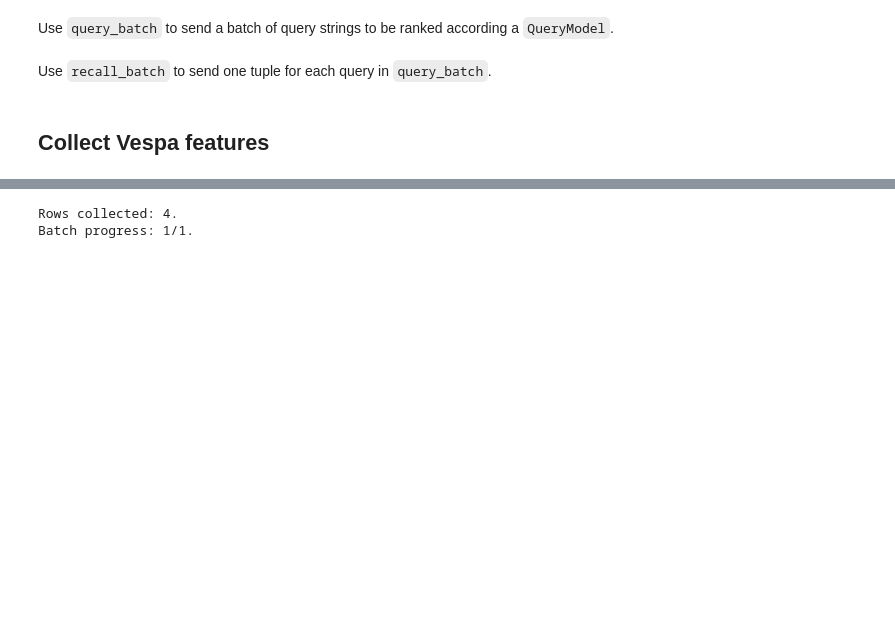
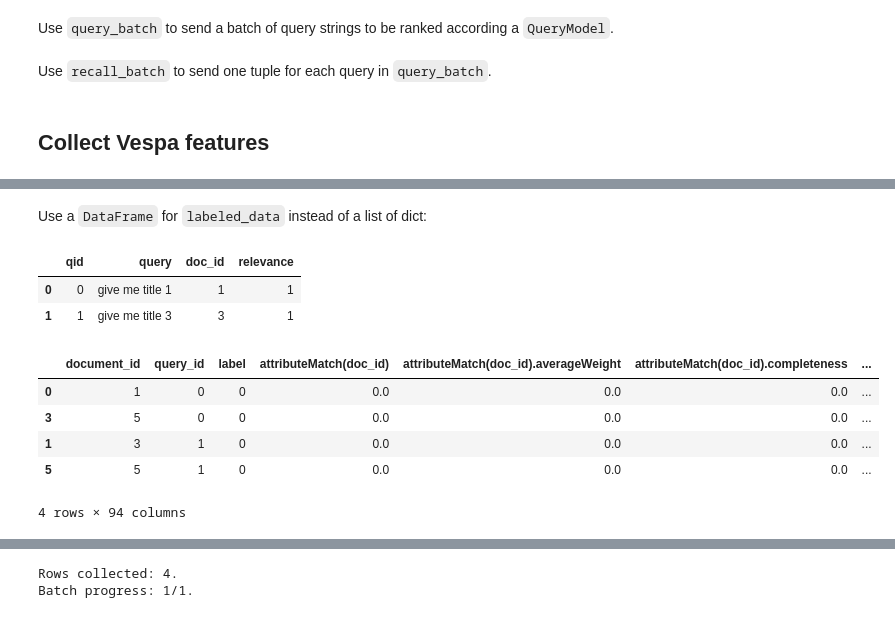
Before and after one commit to vespa-engine/learntorank-DEPRECATED, a Jupyter notebook: 003_module_query.ipynb, the cells around one changed output, grey strips where cells are left out. Saved outputs shown, nothing was run; the diff lists cells and outputs as text; code cells hidden in the pictures; blank space fills up the shorter version.

```diff
--- a/003_module_query.ipynb
+++ b/003_module_query.ipynb
@@ -1117,3 +1201,45 @@ rank_features = collect_vespa_features(
 )
 test_eq(rank_features.shape[0] > 2, True)
 test_eq(rank_features.shape[1] > 3, True)
+# %% [markdown]
+Use a `DataFrame` for `labeled_data` instead of a list of dict:
+# %%
+labeled_data = [
+    {
+        "qid": 0,
+        "query": "give me title 1",
+        "doc_id": 1,
+        "relevance": 1
+    },
+    {
+        "qid": 1,
+        "query": "give me title 3",
+        "doc_id": 3,
+        "relevance": 1
+    },
+]
+labeled_data_df = DataFrame.from_records(labeled_data)
+labeled_data_df
+# %% [output]
+|  | qid | query | doc_id | relevance |
+| 0 | 0 | give me title 1 | 1 | 1 |
+| 1 | 1 | give me title 3 | 3 | 1 |
+# %%
+rank_features = collect_vespa_features(
+    app=app,
+    labeled_data=labeled_data_df,
+    id_field="doc_id",
+    query_model=QueryModel(
+        match_phase=OR(), ranking=Ranking(name="bm25", list_features=True)
+    ),
+    number_additional_docs=2,
+    fields=["rankfeatures"],
+)
+rank_features
+# %% [output]
+|  | document_id | query_id | label | attributeMatch(doc_id) | attributeMatch(doc_id).averageWeight | attributeMatch(doc_id).completeness | ... |
+| 0 | 1 | 0 | 0 | 0.0 | 0.0 | 0.0 | ... |
+| 3 | 5 | 0 | 0 | 0.0 | 0.0 | 0.0 | ... |
+| 1 | 3 | 1 | 0 | 0.0 | 0.0 | 0.0 | ... |
+| 5 | 5 | 1 | 0 | 0.0 | 0.0 | 0.0 | ... |
+4 rows × 94 columns
```
Also changed, not shown: parts of 20 cells of this notebook, 4 other files.
